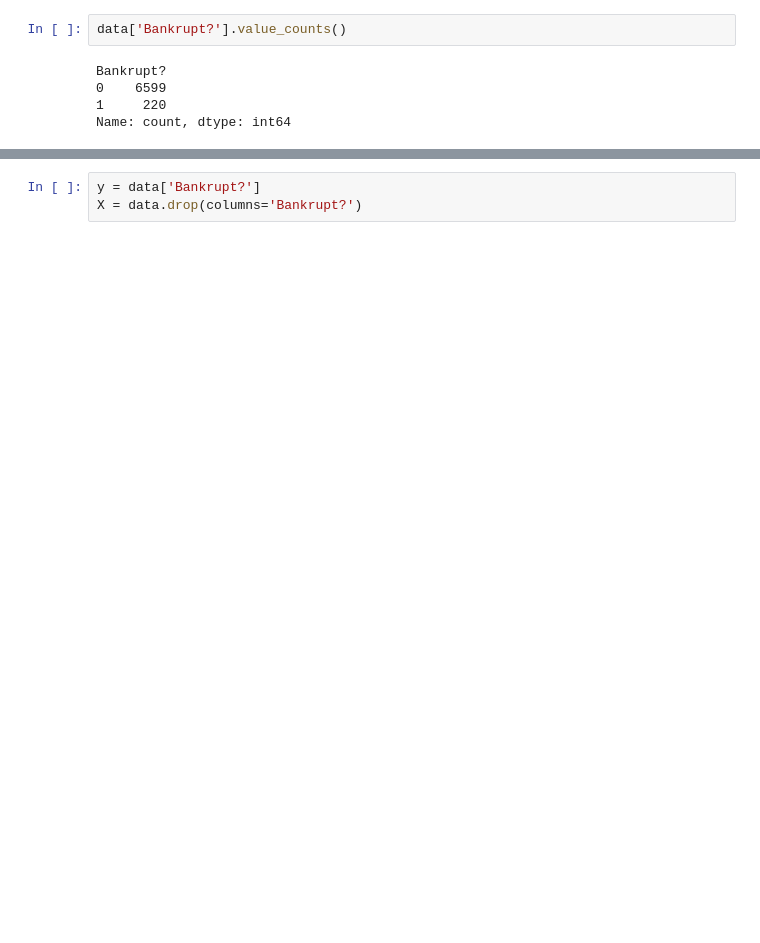
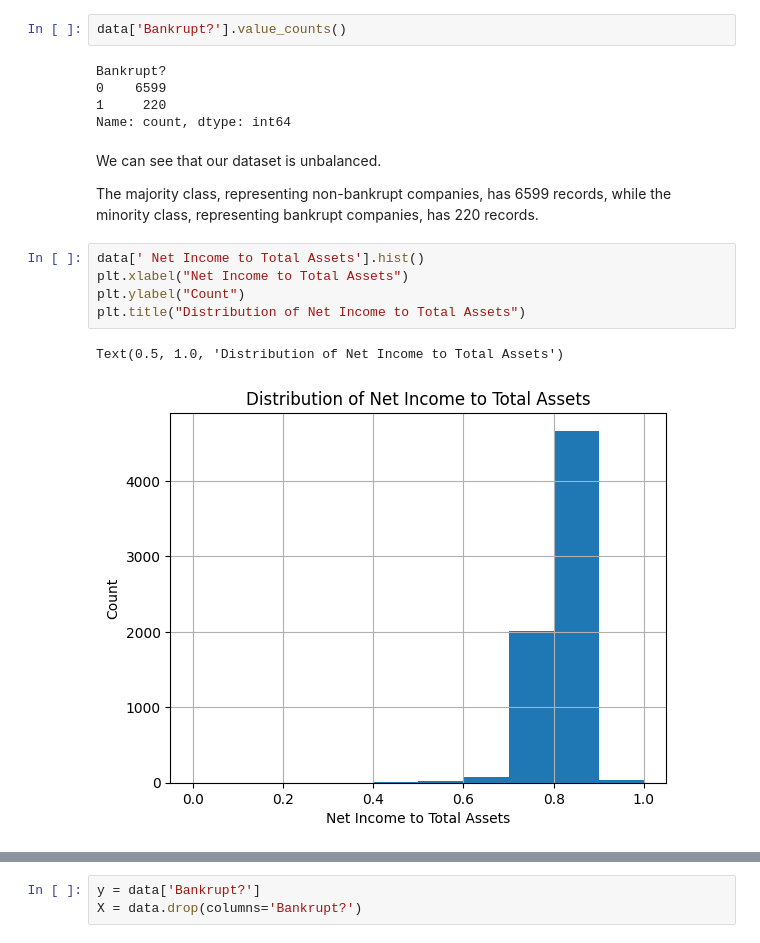
Before and after one commit to PopoviciuAndreea/Company-Bankruptcy-Prediction, a Jupyter notebook: Company_Bankruptcy_Prediction.ipynb, the cells around one changed output, grey strips where cells are left out. Saved outputs shown, nothing was run; the diff lists cells and outputs as text; blank space fills up the shorter version.

```diff
--- a/Company_Bankruptcy_Prediction.ipynb
+++ b/Company_Bankruptcy_Prediction.ipynb
@@ -38,3 +61,15 @@ Bankrupt?
 0    6599
 1     220
 Name: count, dtype: int64
+# %% [markdown]
+We can see that our dataset is unbalanced.
+
+The majority class, representing non-bankrupt companies, has 6599 records, while the minority class, representing bankrupt companies, has 220 records.
+# %%
+data[' Net Income to Total Assets'].hist()
+plt.xlabel("Net Income to Total Assets")
+plt.ylabel("Count")
+plt.title("Distribution of Net Income to Total Assets")
+# %% [output]
+Text(0.5, 1.0, 'Distribution of Net Income to Total Assets')
+[figure, added]
```
Also changed, not shown: parts of 25 cells of this notebook.
